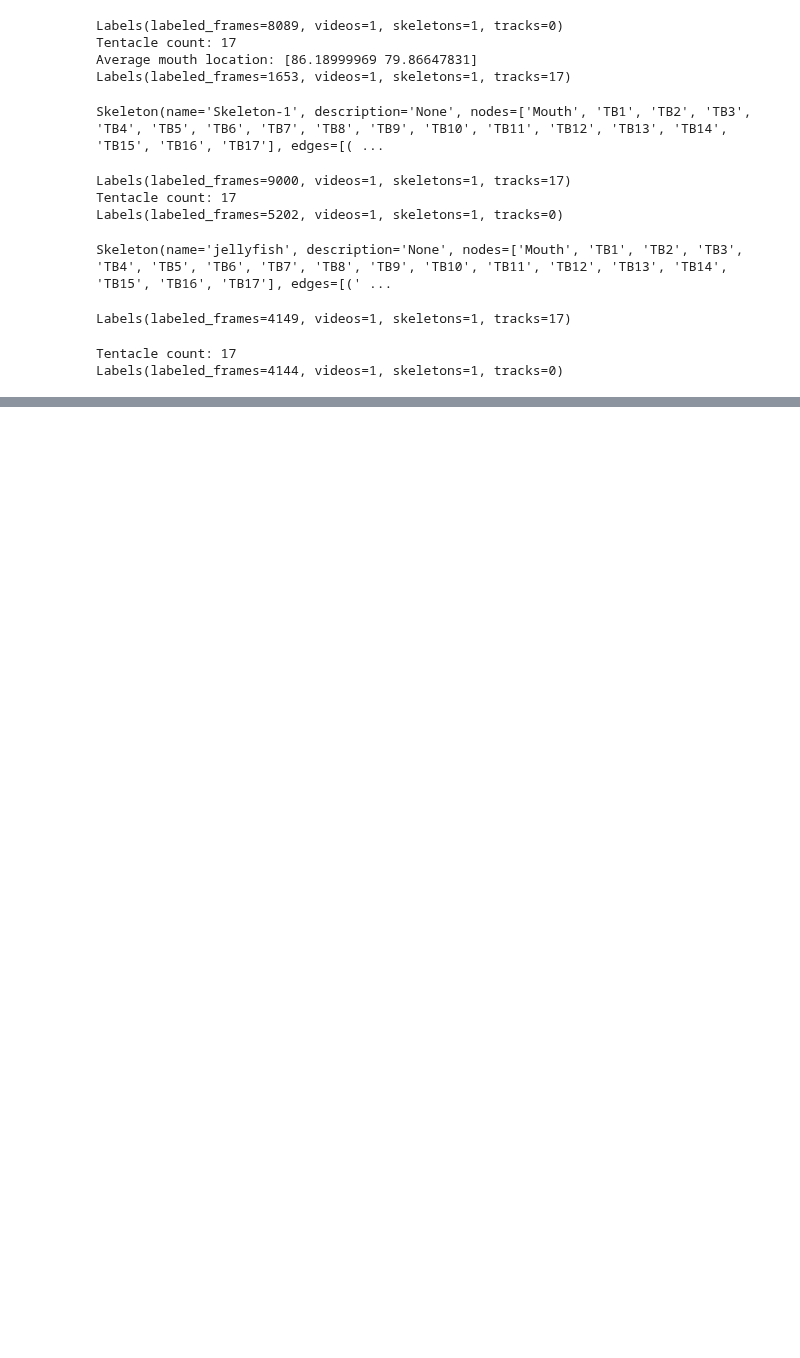
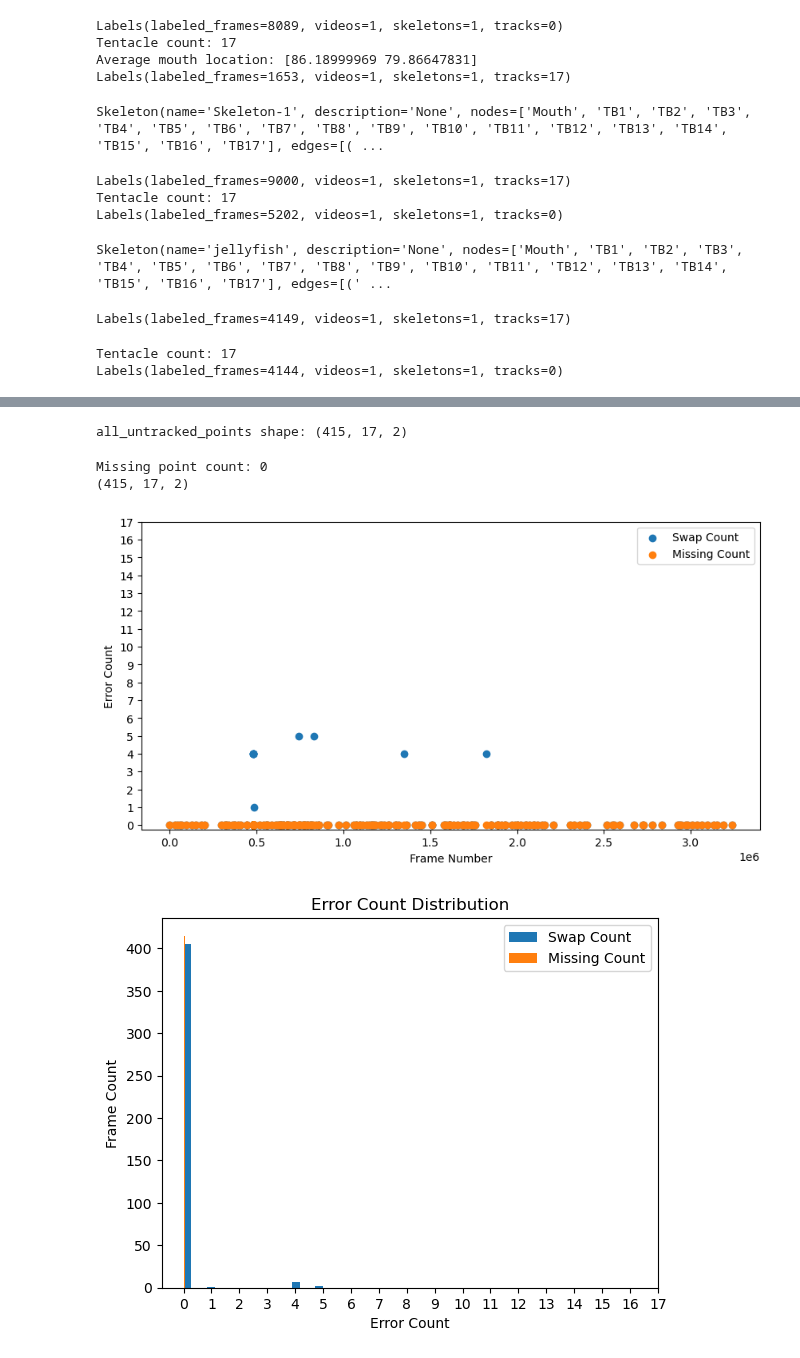
Before and after one commit to mingxiaowei/jelly-sleap, a Jupyter notebook: sleap/jelly/notebook/error_profiling_multi.ipynb, the cells around one changed output, grey strips where cells are left out. Cells and saved outputs as stored; diff of their text form; code cells hidden in the pictures; blank space fills up the shorter version.

```diff
--- a/sleap/jelly/notebook/error_profiling_multi.ipynb
+++ b/sleap/jelly/notebook/error_profiling_multi.ipynb
@@ -97,0 +188,46 @@ total_range_length: 4264
+# %%
+test_untracked_points = get_all_untracked_points_from_lbfs(test_lbfs, interpolate=False, reorder=False)
+print(test_untracked_points.shape)
+# %% [output]
+all_untracked_points shape: (415, 17, 2)
+Missing point count: 0
+(415, 17, 2)
+# %%
+def eval_discrete_points(tracked_points, frame_indices,
+                         binarize=True,
+                         method='nn',
+                         count_missing=True,
+                         polygon_constructor=poly_4):
+
+    swap_cnt_lst = []
+    missing_cnt_lst = []
+    for i in tqdm(range(len(tracked_points))):
+        swap_cnt, missing_cnt = get_err_count(tracked_points[i],
+                                                count_missing=count_missing, method=method, binarize=binarize, polygon_constructor=polygon_constructor)
+        swap_cnt_lst.append(swap_cnt)
+        missing_cnt_lst.append(missing_cnt)
+
+    plt.figure(figsize=(10, 5))
+    plt.scatter(frame_indices, swap_cnt_lst, s=10, label='Swap Count')
+    plt.scatter(frame_indices, missing_cnt_lst, s=10, label='Missing Count')
+    plt.legend()
+    plt.xlabel('Frame Number')
+    plt.ylabel('Error Count')
+    plt.yticks(range(18))
+    plt.show()
+
+    plt.hist(swap_cnt_lst, label='Swap Count', bins=18)
+    plt.hist(missing_cnt_lst, label='Missing Count', bins=18)
+    plt.legend()
+    plt.xlabel('Error Count')
+    plt.ylabel('Frame Count')
+    plt.xticks(range(18))
+    plt.title('Error Count Distribution')
+    plt.show()
+
+    return swap_cnt_lst, missing_cnt_lst,filtered_ranges
+# %%
+swap_cnt_lst, missing_cnt_lst,filtered_ranges = eval_discrete_points(test_untracked_points, test_lbf_indices, method='polygon', count_missing=True)
+# %% [output]
+[figure, added]
+[figure, added]
```
Also changed, not shown: parts of 8 cells of this notebook, 3 other files.
